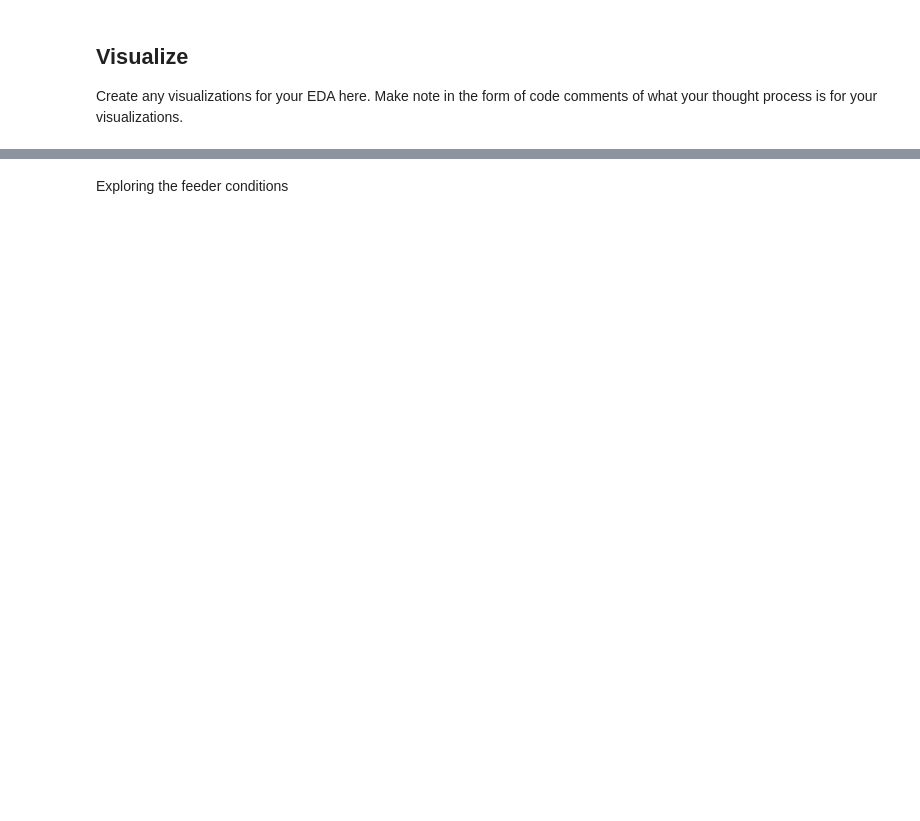
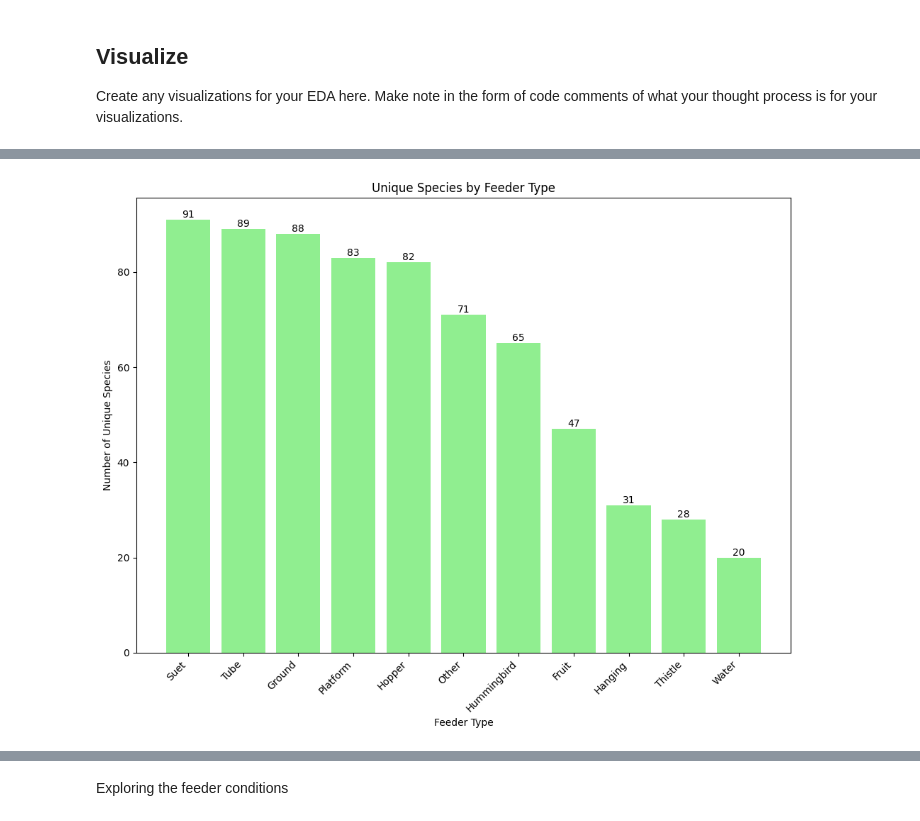
Before and after one commit to EJoyce-DA/eda-checkpoint, a Jupyter notebook: checkpoint-two.ipynb, the cells around one changed output, grey strips where cells are left out. Drawn from its saved outputs; the diff is of its cells as text; code cells hidden in the pictures; blank space fills up the shorter version.

```diff
--- a/checkpoint-two.ipynb
+++ b/checkpoint-two.ipynb
@@ -377,0 +739,69 @@ plt.boxplot(x)
+# %%
+# I now want to visualize the unique species by feeder type. I will use my previous code to find the unique species, and then plot them on a bar chart.
+# I added a dictionary to relabel the feeder types and make them more readable
+# I also added the specific number count of the species above each bar using plt.text and a loop
+feeder_cols = [
+    'numfeeders_suet',
+    'numfeeders_ground',
+    'numfeeders_hanging',
+    'numfeeders_platfrm',
+    'numfeeders_humming',
+    'numfeeders_water',
+    'numfeeders_thistle',
+    'numfeeders_fruit',
+    'numfeeders_hopper',
+    'numfeeders_tube',
+    'numfeeders_other'
+]
+
+unique_species_by_feeder = {}
+
+for feeder in feeder_cols:
+    unique_species_by_feeder[feeder] = (
+        pfw_VR.loc[pfw_VR[feeder] > 0, 'american_english_name']
+        .nunique()
+    )
+
+unique_species_by_feeder = (
+    pd.Series(unique_species_by_feeder)
+    .sort_values(ascending=False)
+)
+
+
+labels_dict = {
+    'numfeeders_suet': 'Suet',
+    'numfeeders_ground': 'Ground',
+    'numfeeders_hanging': 'Hanging',
+    'numfeeders_platfrm': 'Platform',
+    'numfeeders_humming': 'Hummingbird',
+    'numfeeders_water': 'Water',
+    'numfeeders_thistle': 'Thistle',
+    'numfeeders_fruit': 'Fruit',
+    'numfeeders_hopper': 'Hopper',
+    'numfeeders_tube': 'Tube',
+    'numfeeders_other': 'Other'
+}
+
+labels = unique_species_by_feeder.index.map(labels_dict)
+values = unique_species_by_feeder.values
+plt.figure(figsize=(10,8))
+bars = plt.bar(labels, values, color='lightgreen')
+
+for bar in bars:
+    height = bar.get_height()
+    plt.text(
+        bar.get_x() + bar.get_width() / 2,
+        height,
+        f'{int(height)}',
+        ha = 'center',
+        va = 'bottom'
+    )
+
+plt.title('Unique Species by Feeder Type')
+plt.xlabel('Feeder Type')
+plt.ylabel('Number of Unique Species')
+plt.xticks(rotation=45, ha='right')
+plt.tight_layout()
+plt.show()
+# %% [output]
+[figure, added]
```
Also changed, not shown: parts of 46 cells of this notebook.
